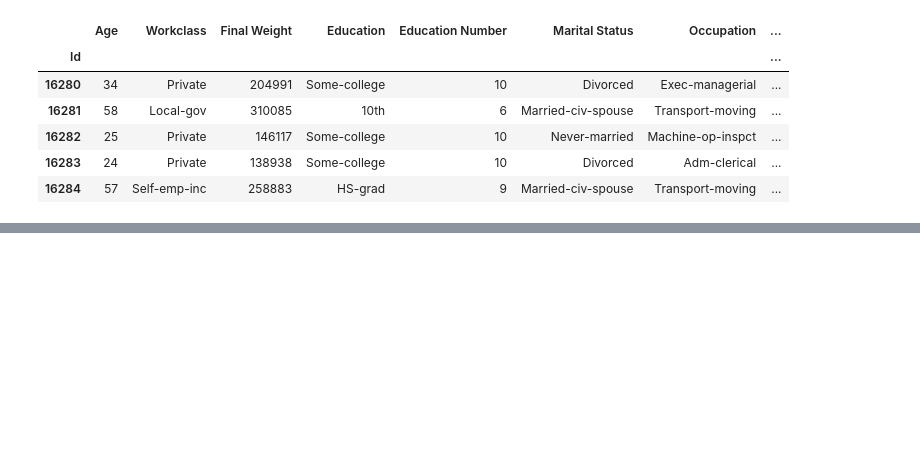
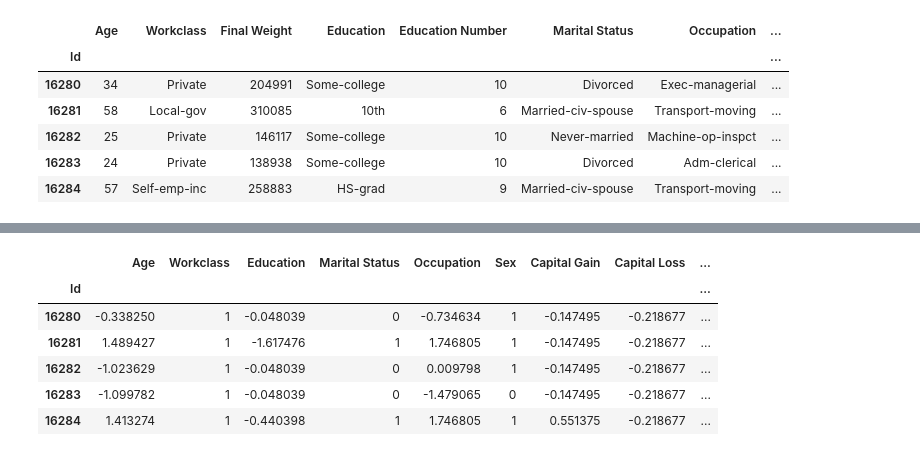
Before and after one commit to henriquefukushima/PMR3508, a Jupyter notebook: ADULT-4classifiers/PMR3508-2024-2-70.IPYNB, the cells around one changed output, grey strips where cells are left out. Saved outputs shown, nothing was run; the diff lists cells and outputs as text; code cells hidden in the pictures; blank space fills up the shorter version.

```diff
--- a/ADULT-4classifiers/PMR3508-2024-2-70.IPYNB
+++ b/ADULT-4classifiers/PMR3508-2024-2-70.IPYNB
@@ -162,0 +262,13 @@ df['Education'] = df['Education'].apply(education_feat)
+# %%
+# Create Features and Target for training
+X_train = df_train.drop(['Education Number', 'Native Country', 'Final Weight', 'Relationship', 'Race', 'Target'], axis=1)
+Y_train = df_train['Target']
+X_train.head()
+# %% [output]
+|  | Age | Workclass | Education | Marital Status | Occupation | Sex | Capital Gain | Capital Loss | ... |
+| Id |  |  |  |  |  |  |  |  | ... |
+| 16280 | -0.338250 | 1 | -0.048039 | 0 | -0.734634 | 1 | -0.147495 | -0.218677 | ... |
+| 16281 | 1.489427 | 1 | -1.617476 | 1 | 1.746805 | 1 | -0.147495 | -0.218677 | ... |
+| 16282 | -1.023629 | 1 | -0.048039 | 0 | 0.009798 | 1 | -0.147495 | -0.218677 | ... |
+| 16283 | -1.099782 | 1 | -0.048039 | 0 | -1.479065 | 0 | -0.147495 | -0.218677 | ... |
+| 16284 | 1.413274 | 1 | -0.440398 | 1 | 1.746805 | 1 | 0.551375 | -0.218677 | ... |
```
Also changed, not shown: parts of 47 cells of this notebook.
